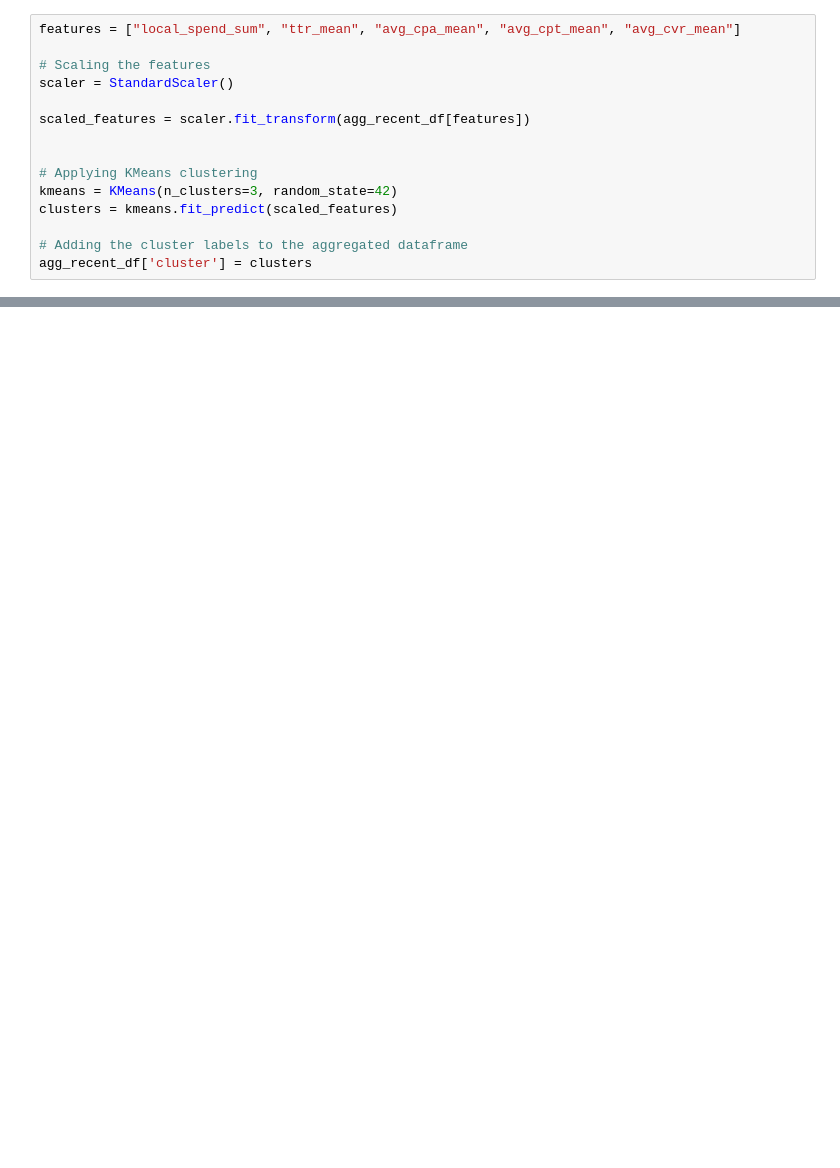
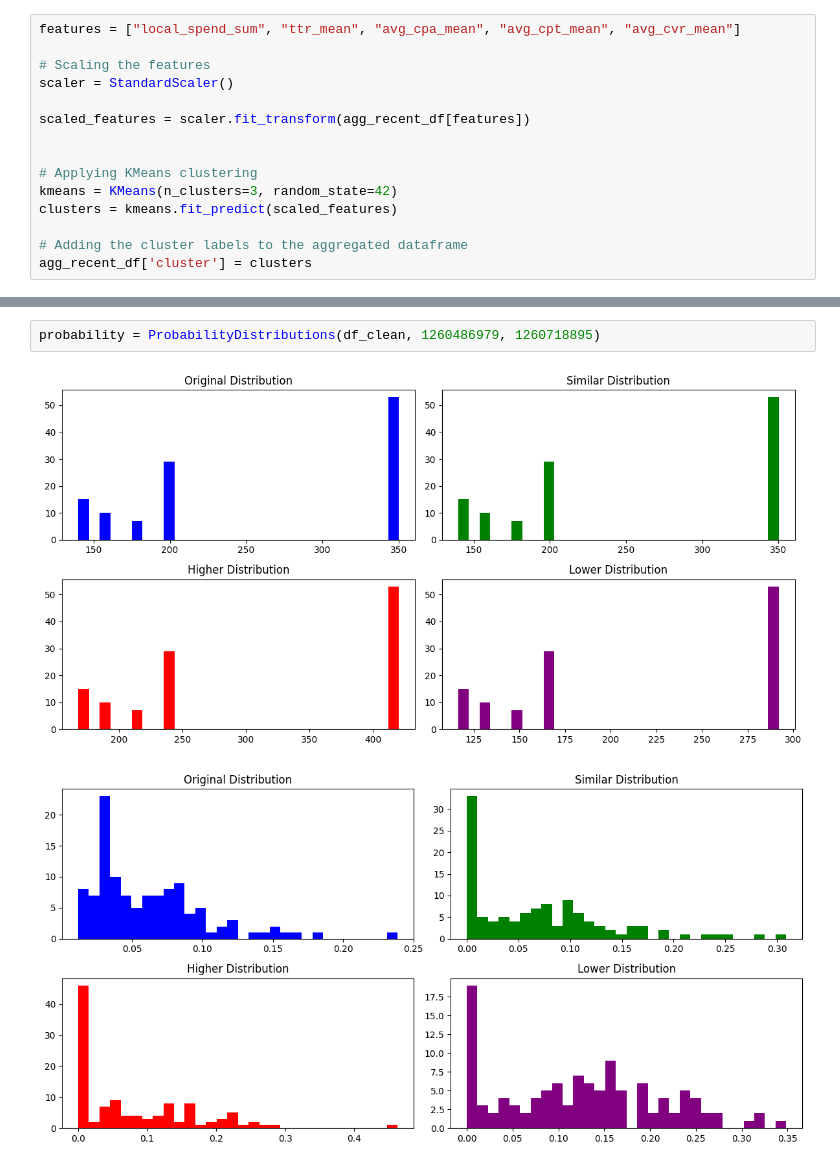
Before and after one commit to moe221/asa_ml_project, a Jupyter notebook: cpa_goals_ml/simulation_interactive/Keyword Analysis - Clustering.ipynb, the cells around one changed output, grey strips where cells are left out. Cells and saved outputs as stored; diff of their text form; blank space fills up the shorter version.

```diff
--- a/cpa_goals_ml/simulation_interactive/Keyword Analysis - Clustering.ipynb
+++ b/cpa_goals_ml/simulation_interactive/Keyword Analysis - Clustering.ipynb
@@ -559,0 +804,5 @@ top_keywords_df.to_csv("top_keywords.csv")
+# %%
+probability = ProbabilityDistributions(df_clean, 1260486979, 1260718895)
+# %% [output]
+[figure, added]
+[figure, added]
```
Also changed, not shown: parts of 74 cells of this notebook, 10 other files.
